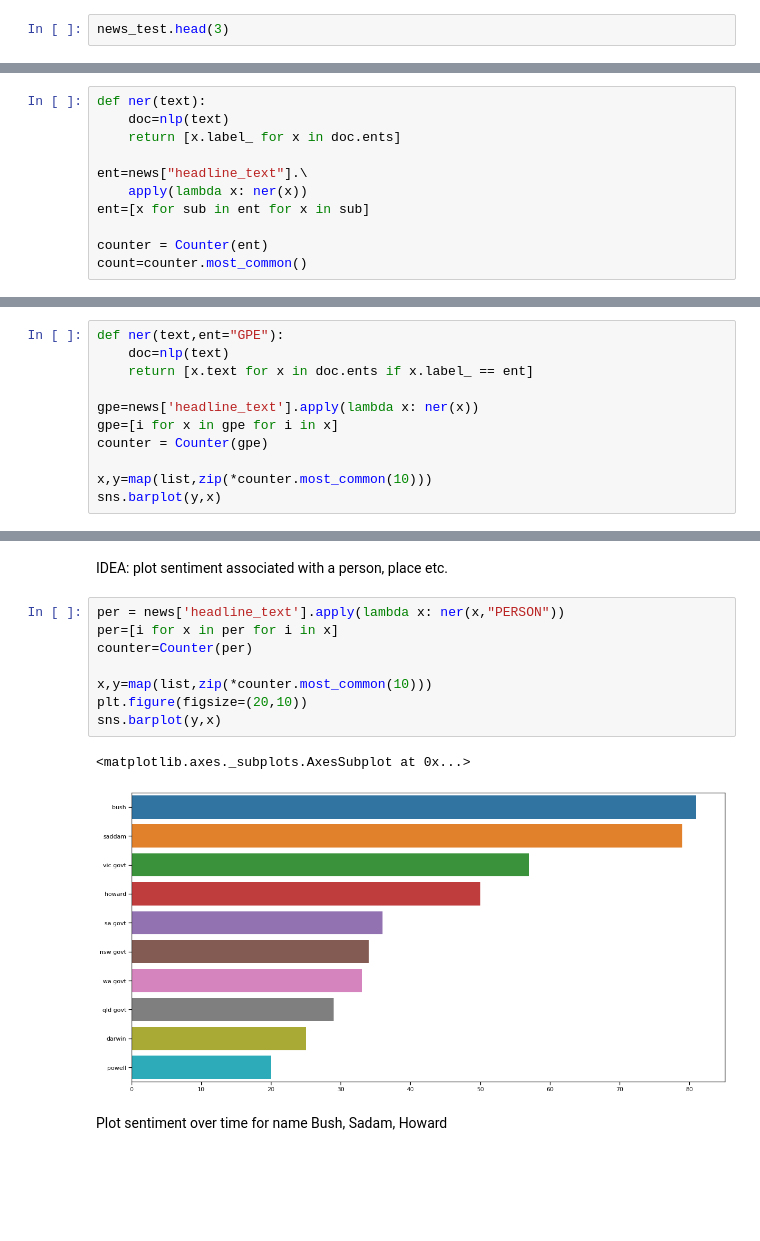
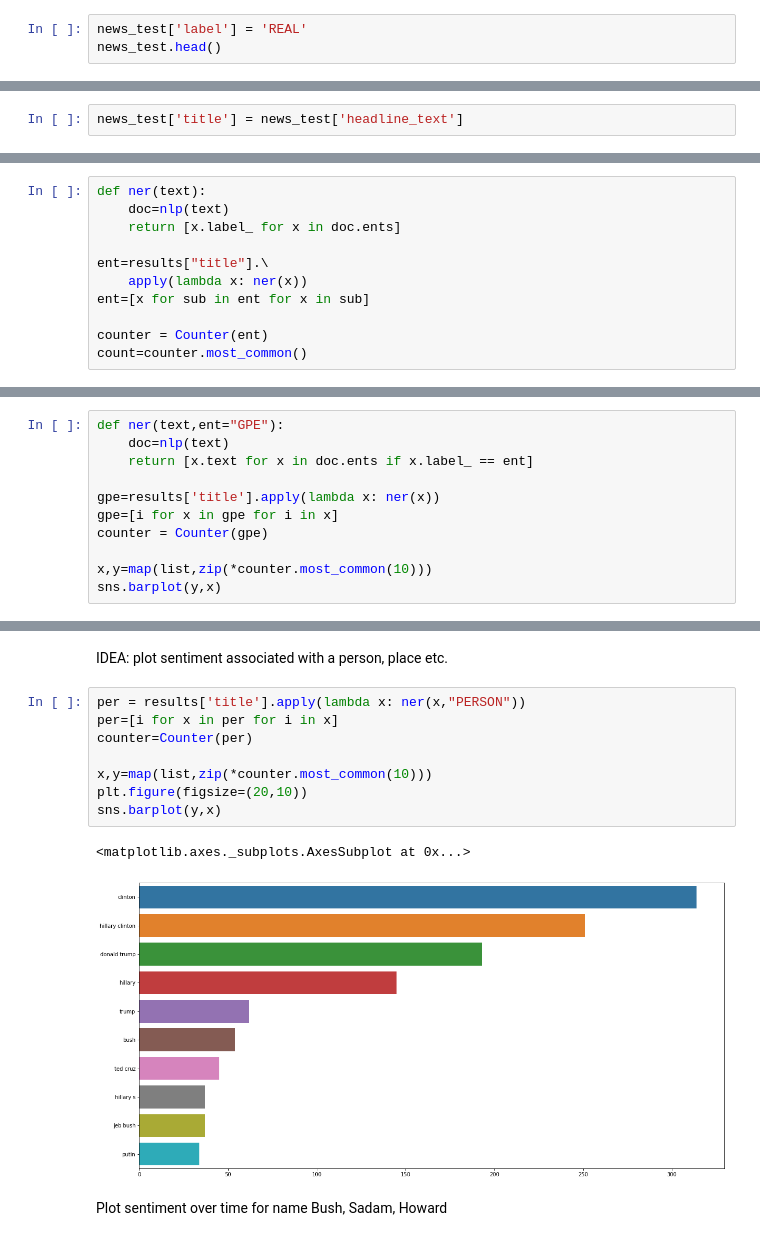
Before and after one commit to Cauchy-1899c/Project-4-LanguageProcessing, a Jupyter notebook: Untitled4.ipynb, the cells around one changed output, grey strips where cells are left out. Cells and saved outputs as stored; diff of their text form; blank space fills up the shorter version.

```diff
--- a/Untitled4.ipynb
+++ b/Untitled4.ipynb
@@ -94,5 +94,6 @@ Let's load second data set with headlines from abc news. We will use it later as
 # %%
 news_test = pd.read_csv('/home/mateusz/Dokumenty/abcnews-date-text.csv', nrows = 6335, error_bad_lines=False) #abc data used for testing
 # %%
-news_test.head(3)
+news_test['label'] = 'REAL'
+news_test.head()
 # %% [output]
@@ -245,6 +248,8 @@ stop
 Creating the corpus
 # %% [markdown]
 Let's at this point merge both data frames and perform joint data analysis. Note that the news_test headlines come from austalian tv abc and news come from elsewhere. (Probably USA)
+# %%
+news_test['title'] = news_test['headline_text']
 # %%
 frames = [news, news_test]
 results = pd.concat(frames)
@@ -615,7 +663,7 @@ def ner(text):
     doc=nlp(text)
     return [x.label_ for x in doc.ents]
 
-ent=news["headline_text"].\
+ent=results["title"].\
     apply(lambda x: ner(x))
 ent=[x for sub in ent for x in sub]
 
@@ -637,7 +685,7 @@ def ner(text,ent="GPE"):
     doc=nlp(text)
     return [x.text for x in doc.ents if x.label_ == ent]
 
-gpe=news['headline_text'].apply(lambda x: ner(x))
+gpe=results['title'].apply(lambda x: ner(x))
 gpe=[i for x in gpe for i in x]
 counter = Counter(gpe)
 
@@ -649,16 +697,16 @@ sns.barplot(y,x)
 # %% [markdown]
 IDEA: plot sentiment associated with a person, place etc.
 # %%
-per = news['headline_text'].apply(lambda x: ner(x,"PERSON"))
+per = results['title'].apply(lambda x: ner(x,"PERSON"))
 per=[i for x in per for i in x]
 counter=Counter(per)
 
 x,y=map(list,zip(*counter.most_common(10)))
 plt.figure(figsize=(20,10))
 sns.barplot(y,x)
 # %% [output]
 <matplotlib.axes._subplots.AxesSubplot at 0x...>
-[figure, old version]
+[figure, new version]
 # %% [markdown]
 Plot sentiment over time for name Bush, Sadam, Howard
 # %% [markdown]
```
Also changed, not shown: parts of 49 cells of this notebook.
